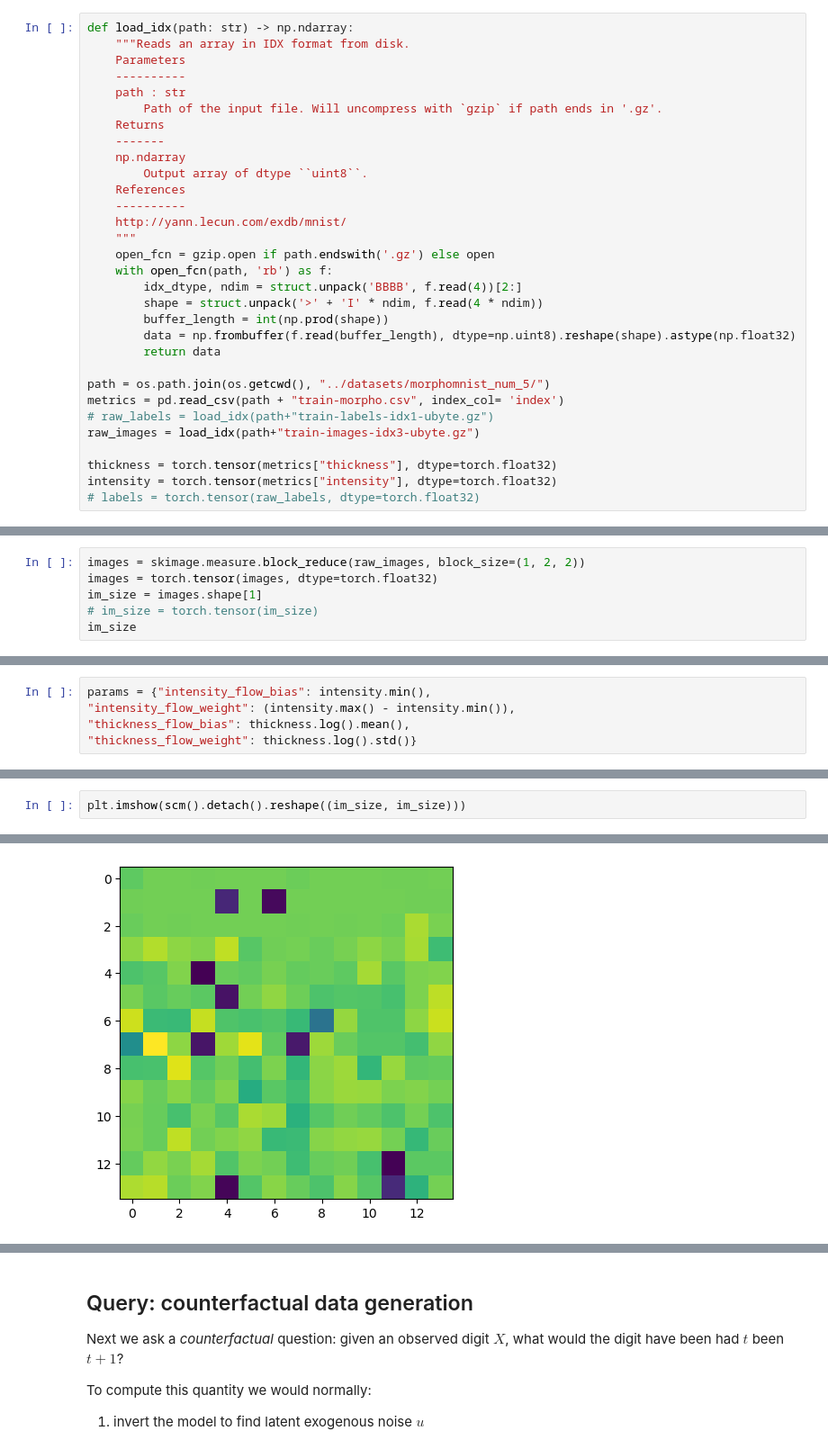
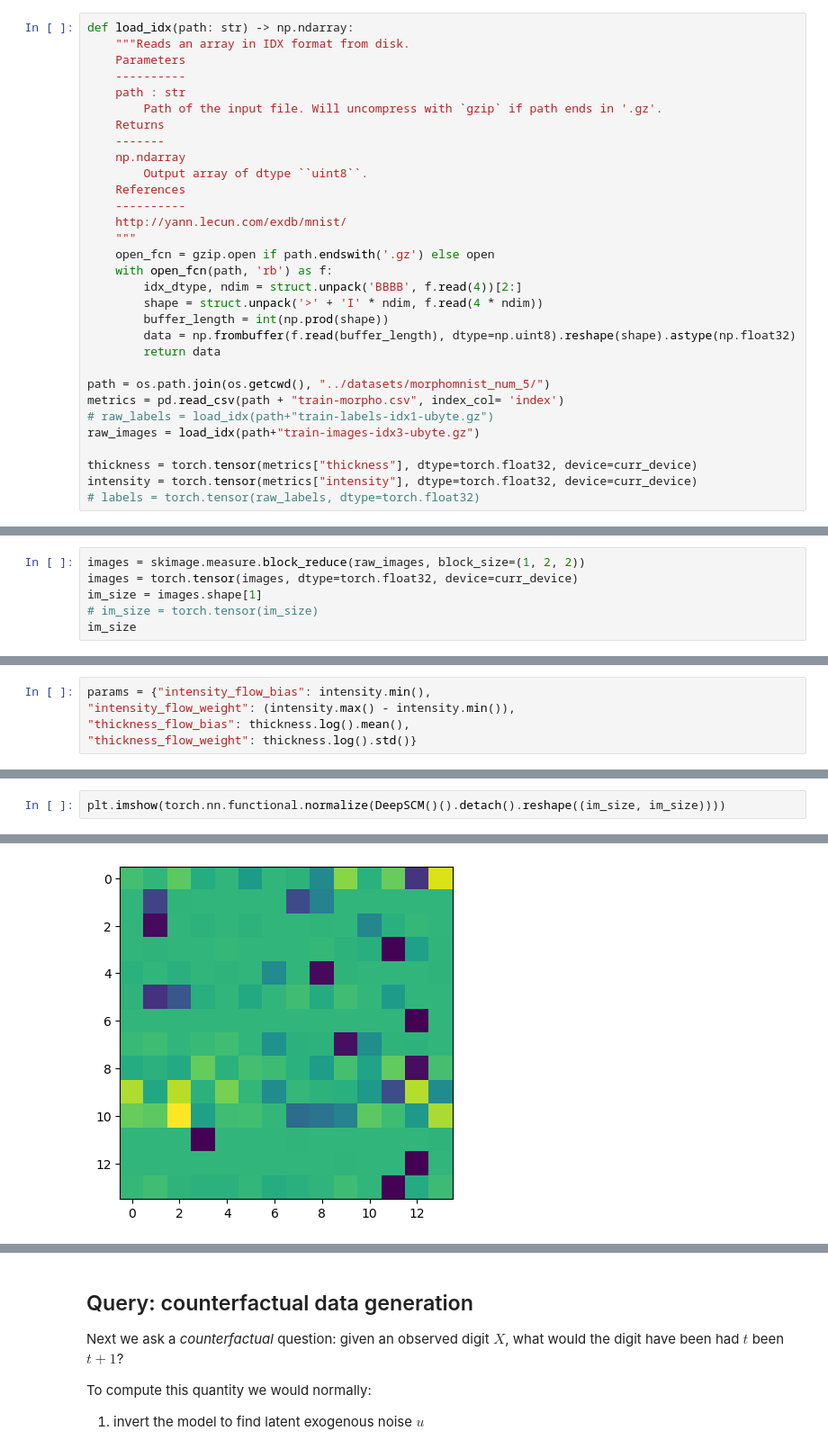
Before and after one commit to BasisResearch/chirho, a Jupyter notebook: docs/source/deepscm.ipynb, the cells around one changed output, grey strips where cells are left out. Shown at 90% size. Drawn from its saved outputs; the diff is of its cells as text.

```diff
--- a/docs/source/deepscm.ipynb
+++ b/docs/source/deepscm.ipynb
@@ -107,8 +108,8 @@ metrics = pd.read_csv(path + "train-morpho.csv", index_col= 'index')
 # raw_labels = load_idx(path+"train-labels-idx1-ubyte.gz")
 raw_images = load_idx(path+"train-images-idx3-ubyte.gz")
 
-thickness = torch.tensor(metrics["thickness"], dtype=torch.float32)
-intensity = torch.tensor(metrics["intensity"], dtype=torch.float32)
+thickness = torch.tensor(metrics["thickness"], dtype=torch.float32, device=curr_device)
+intensity = torch.tensor(metrics["intensity"], dtype=torch.float32, device=curr_device)
 # labels = torch.tensor(raw_labels, dtype=torch.float32)
 # %%
 fig = plt.figure()
@@ -133,7 +134,7 @@ plt.axis('off')
 ### Downsampling images:
 # %%
 images = skimage.measure.block_reduce(raw_images, block_size=(1, 2, 2))
-images = torch.tensor(images, dtype=torch.float32)
+images = torch.tensor(images, dtype=torch.float32, device=curr_device)
 im_size = images.shape[1]
 # im_size = torch.tensor(im_size)
 im_size
@@ -277,8 +285,8 @@ pyro.render_model(scm)
 ['thickness_param.unnormalized_widths', 'thickness_param.unnormalized_heights', 'thickness_param.unnormalized_derivatives', 'thickness_param.unnormalized_lambdas', 'intensity_param.nn.layers.0.weight' ...
 [drawing not drawn]
 # %%
-plt.imshow(scm().detach().reshape((im_size, im_size)))
+plt.imshow(torch.nn.functional.normalize(DeepSCM()().detach().reshape((im_size, im_size))))
 # %% [output]
 <matplotlib.image.AxesImage at 0x...>
-[figure, old version]
+[figure, new version]
 # %%
```
Also changed, not shown: parts of 14 cells of this notebook.
